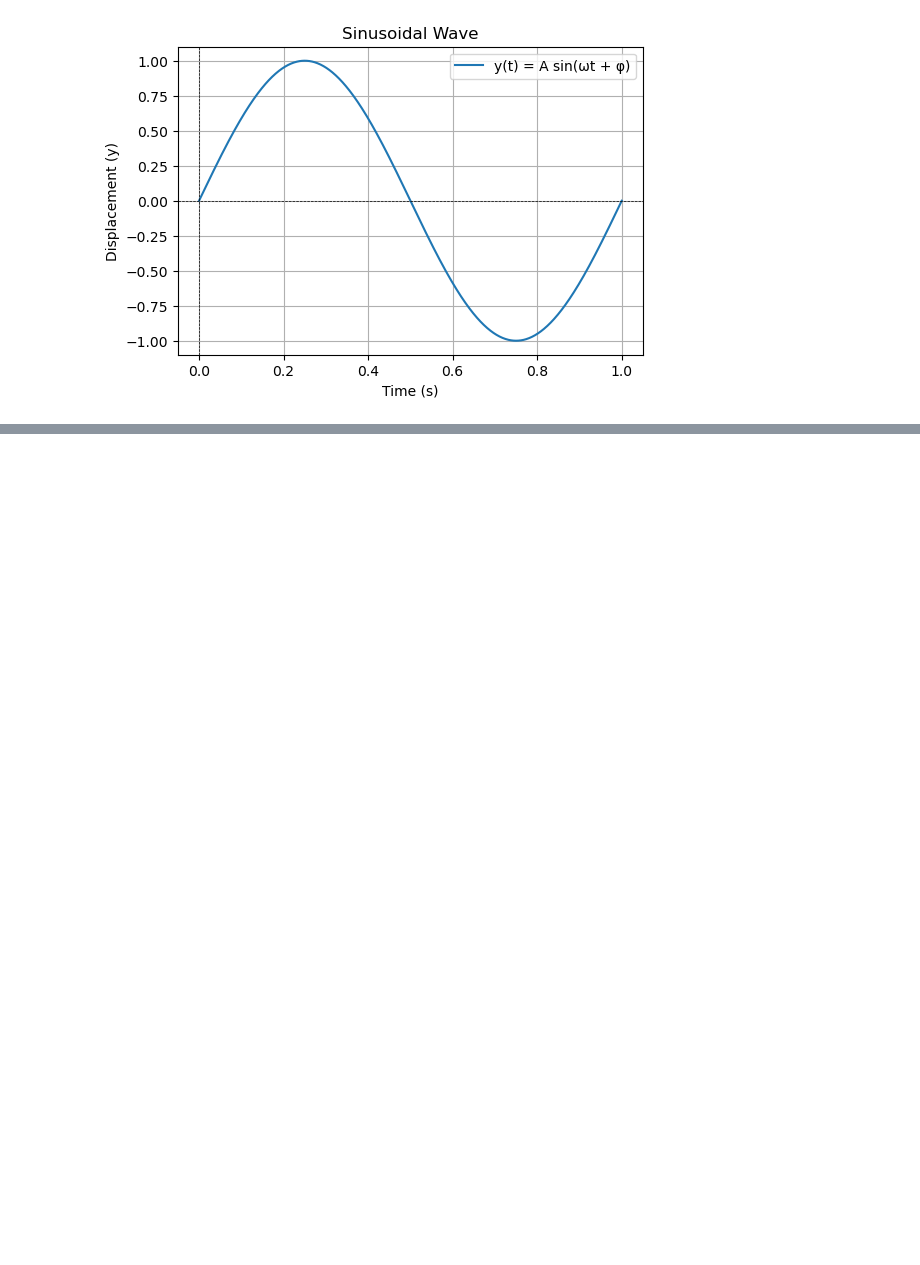
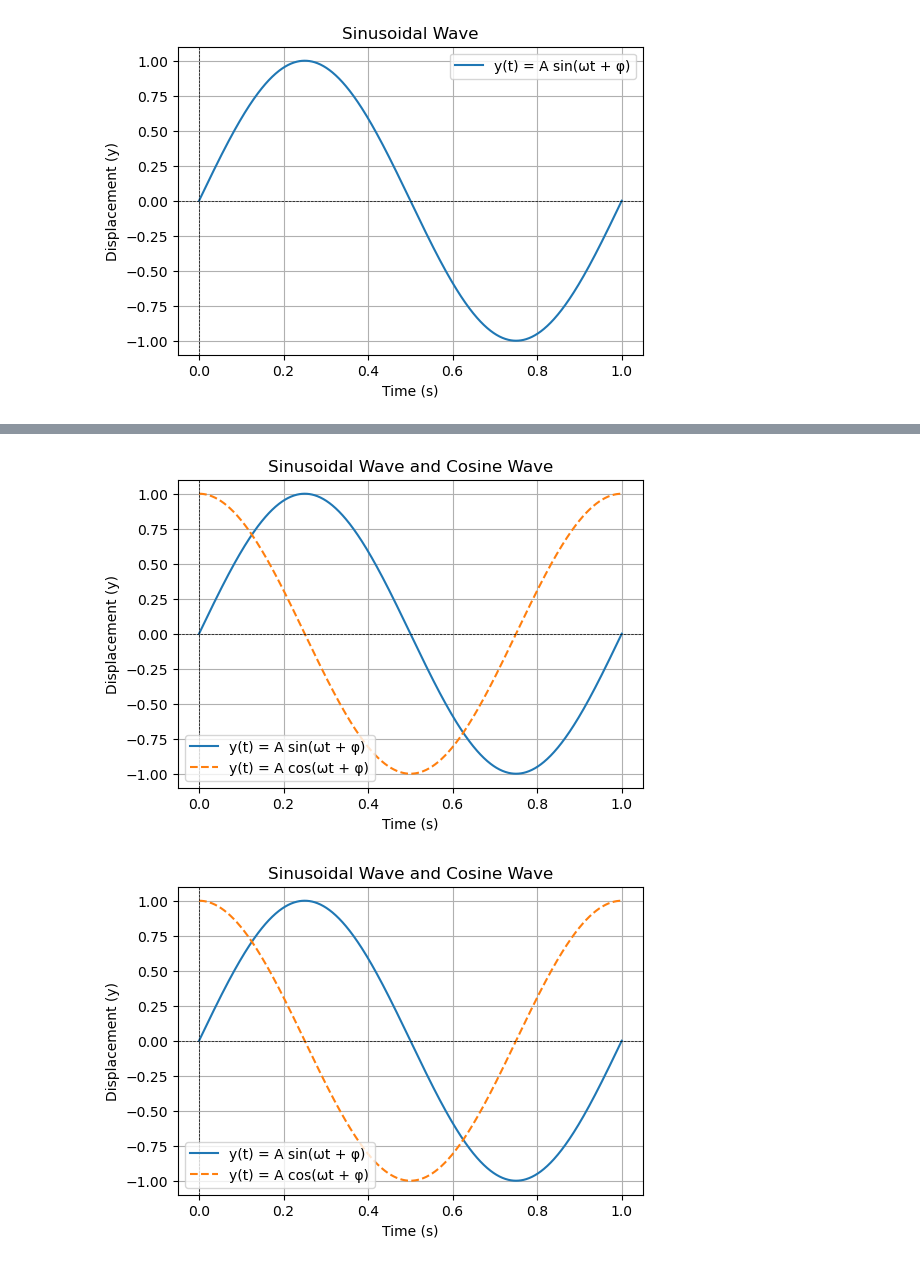
Before and after one commit to VictorSal0student/Series02-Python, a Jupyter notebook: Series02.ipynb, the cells around one changed output, grey strips where cells are left out. Drawn from its saved outputs; the diff is of its cells as text; code cells hidden in the pictures; blank space fills up the shorter version.

```diff
--- a/Series02.ipynb
+++ b/Series02.ipynb
@@ -45,0 +55,36 @@ plt.show()
+# %%
+# Add a second plot of a cosine function of t in the same figure
+A_cos = 1.0                # Amplitude
+T_cos = 1.0                # Period in seconds
+u_cos = 2 * np.pi / T_cos  # Angular frequency
+phi_cos = 0                # Phase shift for cosine
+y_cos = A_cos * np.cos(u_cos * t + phi_cos)
+
+# Plotting both sine and cosine waves
+plt.figure(figsize=(6, 4))
+plt.plot(t, y, label='y(t) = A sin(ωt + φ)')
+plt.plot(t, y_cos, label='y(t) = A cos(ωt + φ)', linestyle='--')
+plt.title('Sinusoidal Wave and Cosine Wave')
+plt.xlabel('Time (s)')
+plt.ylabel('Displacement (y)')
+plt.axhline(0, color='black', lw=0.5, ls='--')
+plt.axvline(0, color='black', lw=0.5, ls='--')
+plt.grid()
+plt.legend()
+plt.show()
+
+# Save the plot as a pdf file
+plt.figure(figsize=(6, 4))
+plt.plot(t, y, label='y(t) = A sin(ωt + φ)')
+plt.plot(t, y_cos, label='y(t) = A cos(ωt + φ)', linestyle='--')
+plt.title('Sinusoidal Wave and Cosine Wave')
+plt.xlabel('Time (s)')
+plt.ylabel('Displacement (y)')
+plt.axhline(0, color='black', lw=0.5, ls='--')
+plt.axvline(0, color='black', lw=0.5, ls='--')
+plt.grid()
+plt.legend()
+plt.savefig('sinusoidal_wave.pdf')
+# %% [output]
+[figure, added]
+[figure, added]
```
Also changed, not shown: parts of 3 cells of this notebook.
